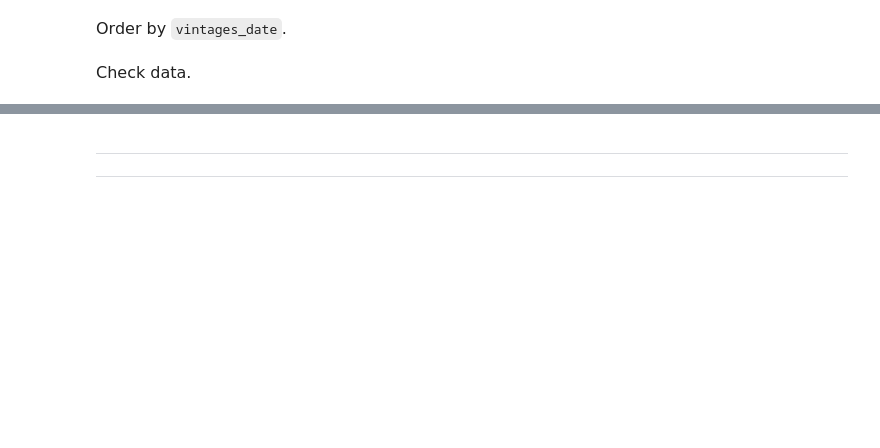
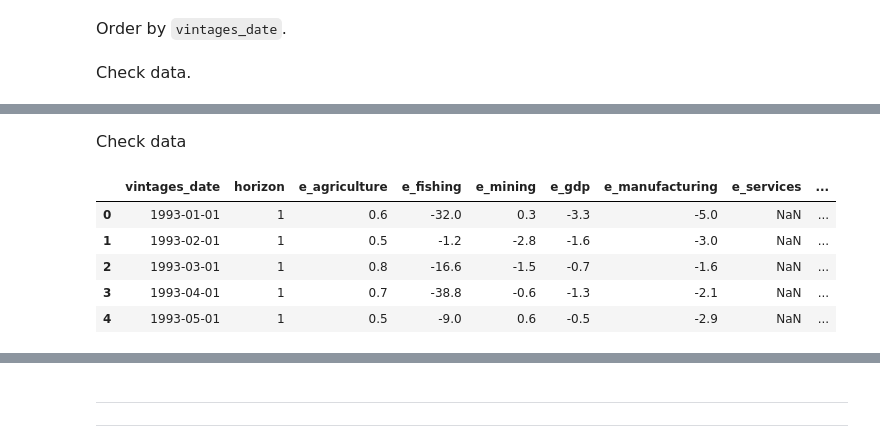
Before and after one commit to JasonCruz18/peru_gdp_revisions, a Jupyter notebook: gdp_revisions_datasets/gdp_revisions_datasets.ipynb, the cells around one changed output, grey strips where cells are left out. Cells and saved outputs as stored; diff of their text form; code cells hidden in the pictures; blank space fills up the shorter version.

```diff
--- a/gdp_revisions_datasets/gdp_revisions_datasets.ipynb
+++ b/gdp_revisions_datasets/gdp_revisions_datasets.ipynb
@@ -1486,0 +2202,4 @@ else:
+# %%
+releases_copy_e = releases_ts.copy()
+releases_affected_copy_e = releases_affected_ts.copy()
+releases_base_year_dummies_copy_e = releases_base_year_dummies_ts.copy()
@@ -1486,0 +2216,19 @@ else:
+# %%
+# Set dataframe in date range
+releases_copy_e = releases_copy_e[
+    (releases_copy_e['vintages_date'] >= '1993-01-01') &
+    (releases_copy_e['vintages_date'] <= '2024-06-30')
+]
+releases_affected_copy_e = releases_affected_copy_e[
+    (releases_affected_copy_e['vintages_date'] >= '1993-01-01') &
+    (releases_affected_copy_e['vintages_date'] <= '2024-06-30')
+]
+releases_base_year_dummies_copy_e = releases_base_year_dummies_copy_e[
+    (releases_base_year_dummies_copy_e['vintages_date'] >= '1993-01-01') &
+    (releases_base_year_dummies_copy_e['vintages_date'] <= '2024-06-30')
+]
+
+# Order the dataframe by the column 'vintages_date'
+releases_copy_e = releases_copy_e.sort_values(by='vintages_date')
+releases_affected_copy_e = releases_affected_copy_e.sort_values(by='vintages_date')
+releases_base_year_dummies_copy_e = releases_base_year_dummies_copy_e.sort_values(by='vintages_date')
@@ -1486,0 +2265,6 @@ else:
+# %%
+# Calculate the prediction errors unaffected by the change of base year
+e, max_release = calculate_e(releases_copy_e)
+
+# Output the max release for verification
+print(f"The maximum release number found: {max_release}")
@@ -1486,0 +2392,3 @@ else:
+# %%
+e_panel = e_to_panel(e)
+e_affected_panel = e_to_panel(e_affected)
@@ -1486,0 +2416,13 @@ else:
+# %% [markdown]
+<div style="text-align: left; font-family: 'PT Serif Pro Book'; color: dark; font-size:16px">
+    Check data
+    <div/>
+# %%
+e_panel.head(5)
+# %% [output]
+|  | vintages_date | horizon | e_agriculture | e_fishing | e_mining | e_gdp | e_manufacturing | e_services | ... |
+| 0 | 1993-01-01 | 1 | 0.6 | -32.0 | 0.3 | -3.3 | -5.0 | NaN | ... |
+| 1 | 1993-02-01 | 1 | 0.5 | -1.2 | -2.8 | -1.6 | -3.0 | NaN | ... |
+| 2 | 1993-03-01 | 1 | 0.8 | -16.6 | -1.5 | -0.7 | -1.6 | NaN | ... |
+| 3 | 1993-04-01 | 1 | 0.7 | -38.8 | -0.6 | -1.3 | -2.1 | NaN | ... |
+| 4 | 1993-05-01 | 1 | 0.5 | -9.0 | 0.6 | -0.5 | -2.9 | NaN | ... |
```
Also changed, not shown: parts of 298 cells of this notebook, 1 other file.
